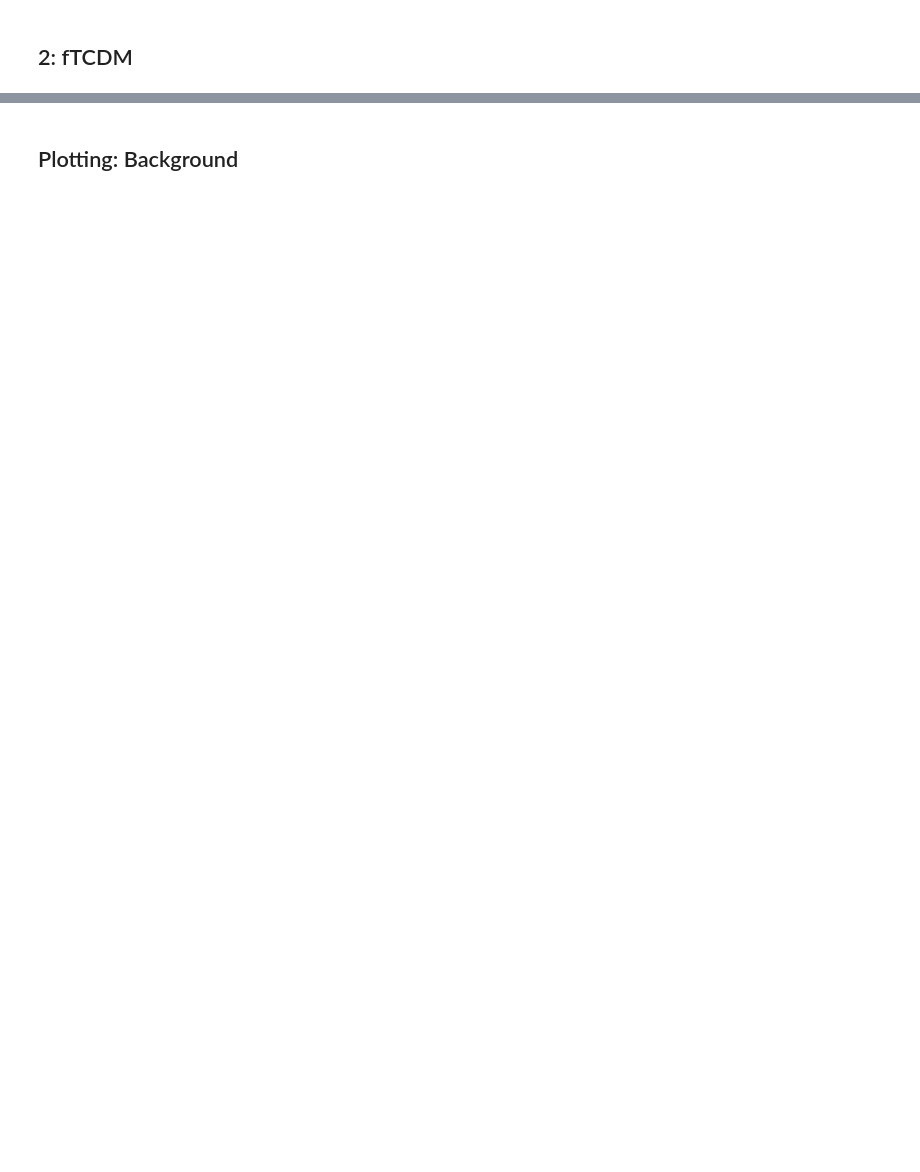
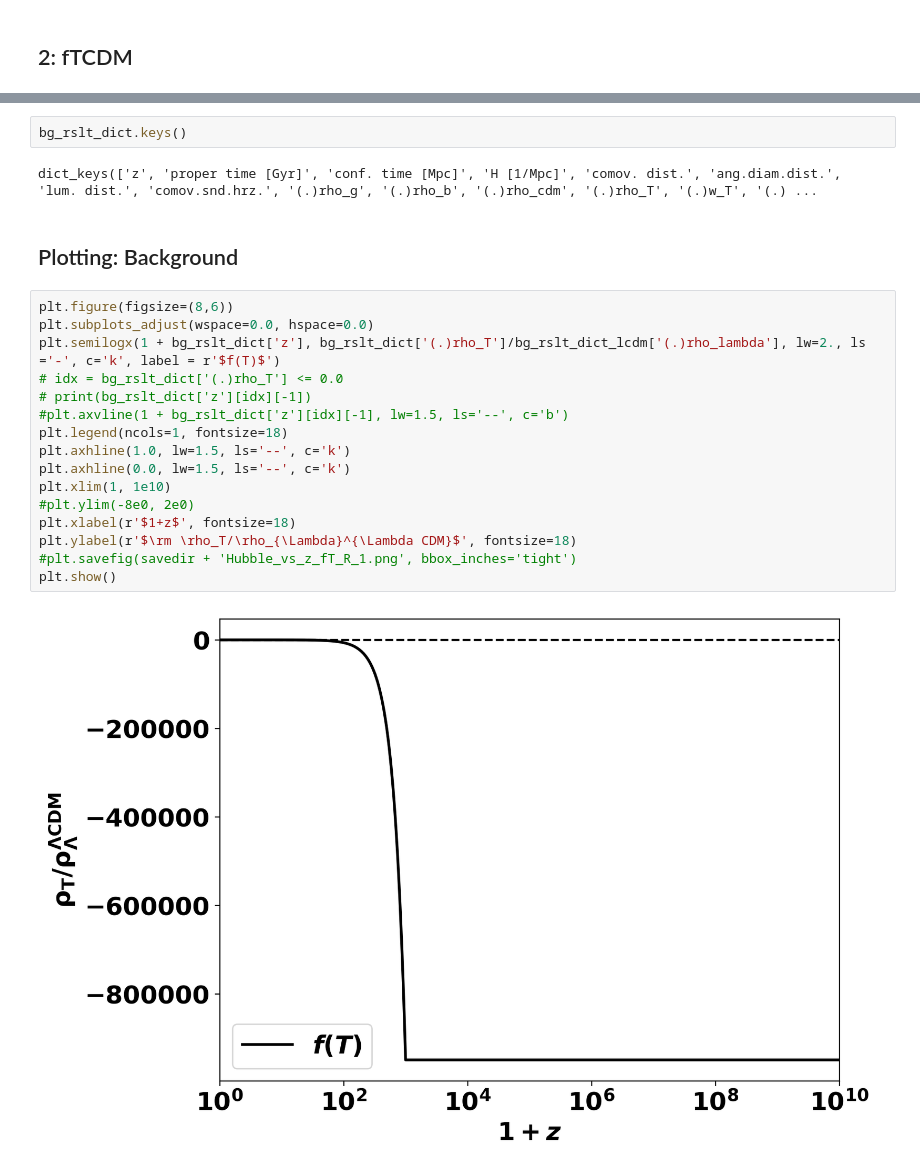
Before and after one commit to mwhashim/class_tmg, a Jupyter notebook: notebooks/TMG_tutorial.ipynb, the cells around one changed output, grey strips where cells are left out. Saved outputs shown, nothing was run; the diff lists cells and outputs as text; blank space fills up the shorter version.

```diff
--- a/notebooks/TMG_tutorial.ipynb
+++ b/notebooks/TMG_tutorial.ipynb
@@ -71,8 +75,30 @@ model_fT.set(param_dict)
 model_fT.compute()
 bg_rslt_dict = model_fT.get_background()
 prt_rslt_dict = model_fT.get_sources()
+# %%
+bg_rslt_dict.keys()
+# %% [output]
+dict_keys(['z', 'proper time [Gyr]', 'conf. time [Mpc]', 'H [1/Mpc]', 'comov. dist.', 'ang.diam.dist.', 'lum. dist.', 'comov.snd.hrz.', '(.)rho_g', '(.)rho_b', '(.)rho_cdm', '(.)rho_T', '(.)w_T', '(.) ...
 # %% [markdown]
 ## Plotting: Background
+# %%
+plt.figure(figsize=(8,6))
+plt.subplots_adjust(wspace=0.0, hspace=0.0)
+plt.semilogx(1 + bg_rslt_dict['z'], bg_rslt_dict['(.)rho_T']/bg_rslt_dict_lcdm['(.)rho_lambda'], lw=2., ls ='-', c='k', label = r'$f(T)$')
+# idx = bg_rslt_dict['(.)rho_T'] <= 0.0
+# print(bg_rslt_dict['z'][idx][-1])
+#plt.axvline(1 + bg_rslt_dict['z'][idx][-1], lw=1.5, ls='--', c='b')
+plt.legend(ncols=1, fontsize=18)
+plt.axhline(1.0, lw=1.5, ls='--', c='k')
+plt.axhline(0.0, lw=1.5, ls='--', c='k')
+plt.xlim(1, 1e10)
+#plt.ylim(-8e0, 2e0)
+plt.xlabel(r'$1+z$', fontsize=18)
+plt.ylabel(r'$\rm \rho_T/\rho_{\Lambda}^{\Lambda CDM}$', fontsize=18)
+#plt.savefig(savedir + 'Hubble_vs_z_fT_R_1.png', bbox_inches='tight')
+plt.show()
+# %% [output]
+[figure, added]
 # %%
 plt.figure(figsize=(8,6))
 plt.subplots_adjust(wspace=0.0, hspace=0.0)
```
Also changed, not shown: parts of 5 cells of this notebook, 1 other file.
